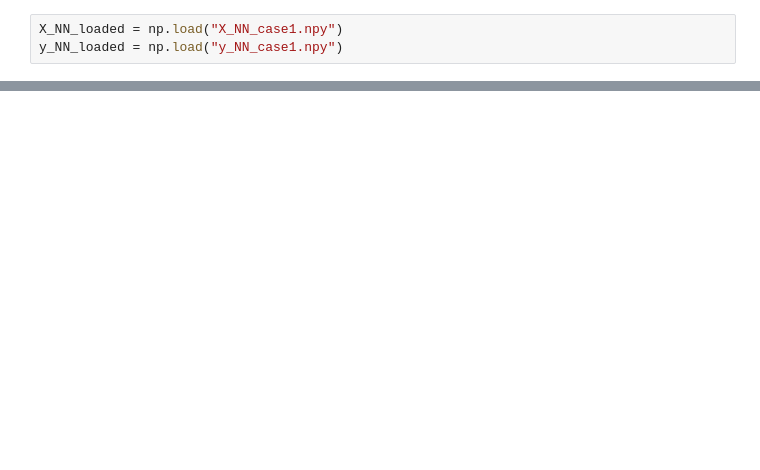
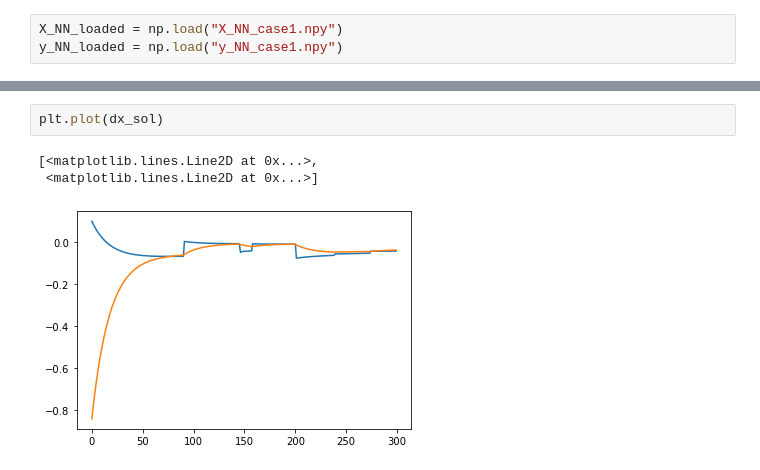
Before and after one commit to emelf/USN-Python-Scripts---Emil, a Jupyter notebook: Python/Parameter Estimation/Generate_training_Data.ipynb, the cells around one changed output, grey strips where cells are left out. Cells and saved outputs as stored; diff of their text form; blank space fills up the shorter version.

```diff
--- a/Python/Parameter Estimation/Generate_training_Data.ipynb
+++ b/Python/Parameter Estimation/Generate_training_Data.ipynb
@@ -103,0 +129,6 @@ y_NN_loaded.shape
+# %%
+plt.plot(dx_sol)
+# %% [output]
+[<matplotlib.lines.Line2D at 0x...>,
+ <matplotlib.lines.Line2D at 0x...>]
+[figure, added]
```
Also changed, not shown: parts of 6 cells of this notebook, 33 other files.
